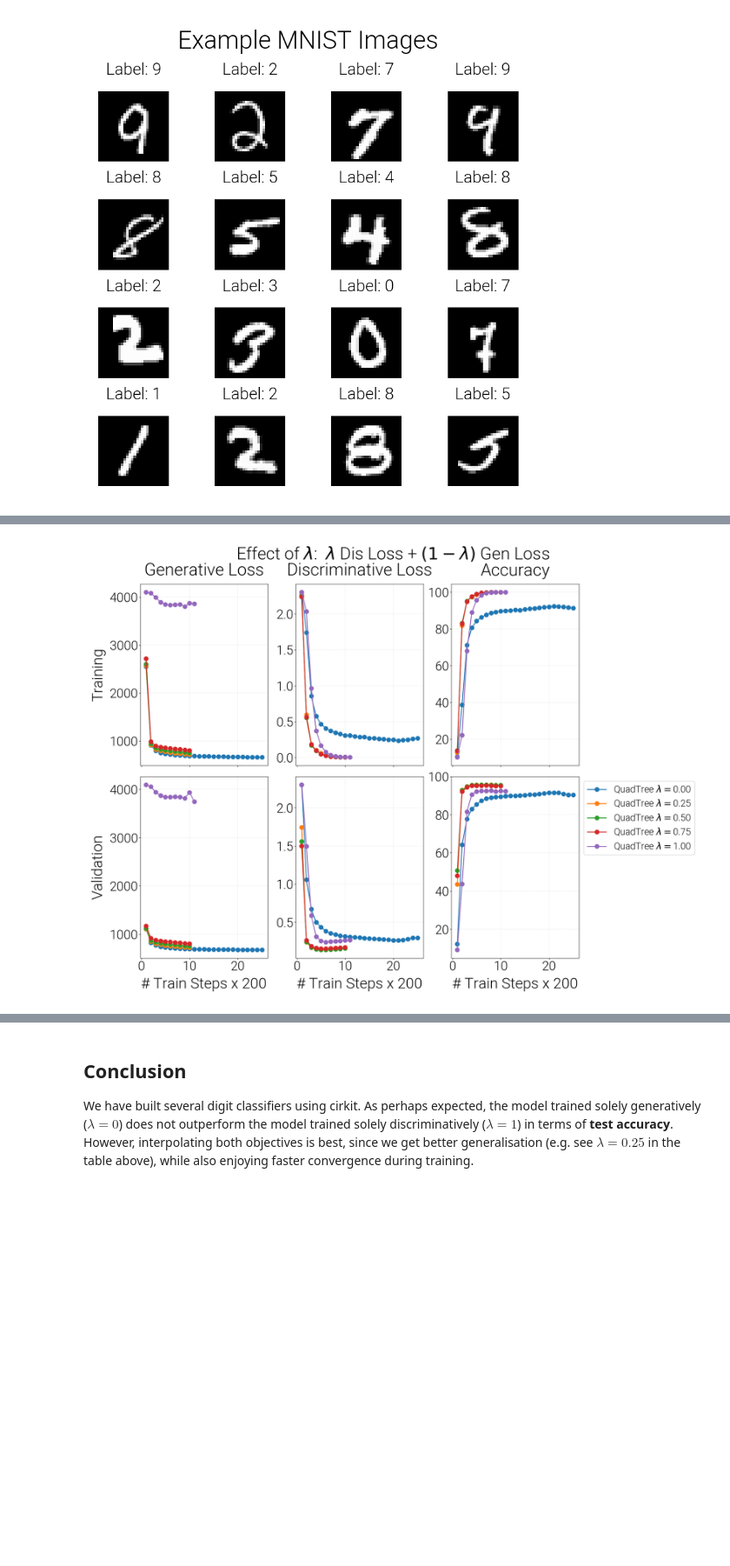
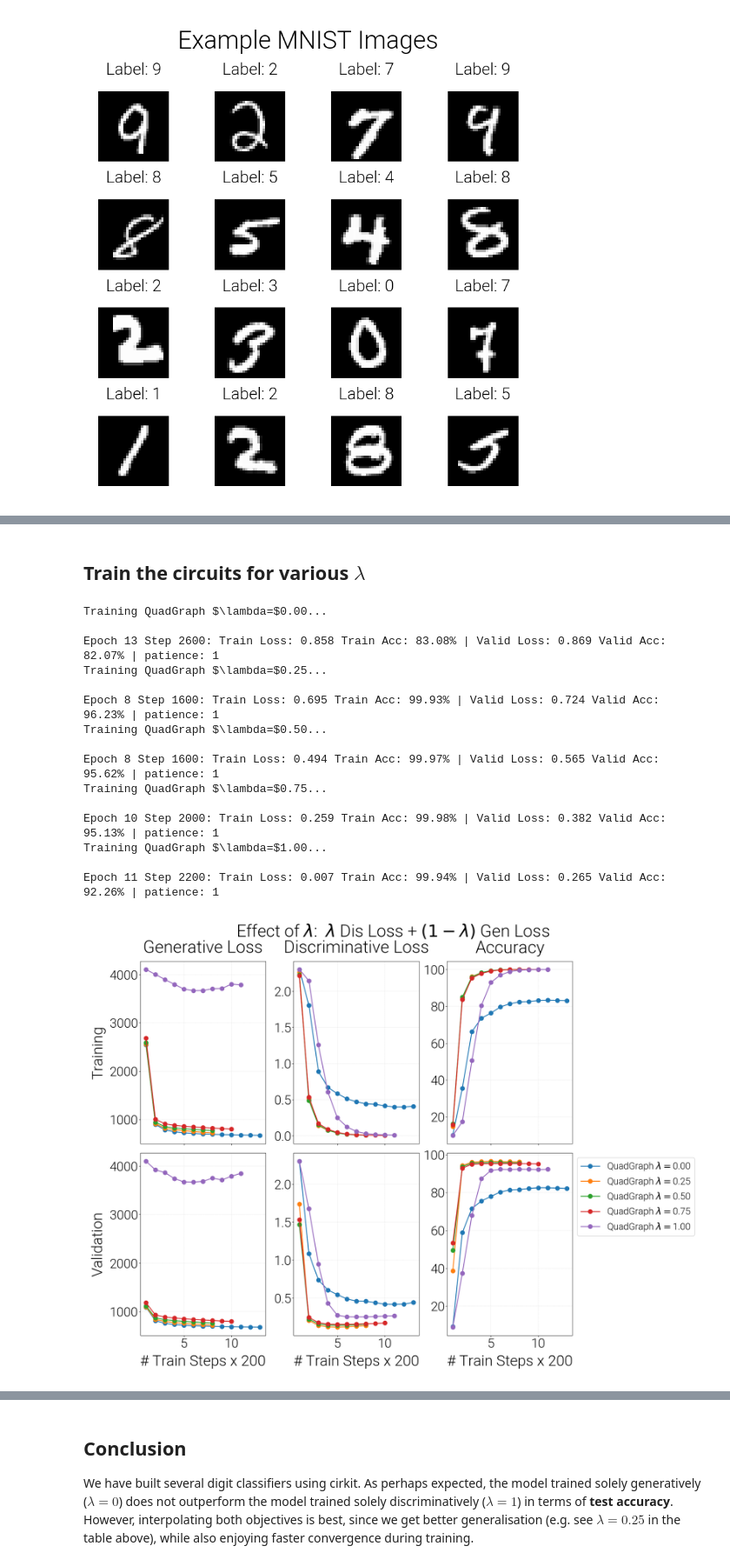
Before and after one commit to april-tools/cirkit, a Jupyter notebook: notebooks/generative-vs-discriminative-circuit.ipynb, the cells around one changed output, grey strips where cells are left out. Shown: that part at 87% size. Saved outputs shown, nothing was run; the diff lists cells and outputs as text; code cells hidden in the pictures; blank space fills up the shorter version.

```diff
--- a/notebooks/generative-vs-discriminative-circuit.ipynb
+++ b/notebooks/generative-vs-discriminative-circuit.ipynb
@@ -554,40 +302,0 @@ Epoch 11 Step 2200: Train Loss: 0.006: Train Accuracy: 99.96%
-# %%
-def plot_stats(stats):
-    # Plot figures of results
-    fig, axes = plt.subplots(figsize=(20, 15), ncols=3, nrows=2, sharex=True)
-    for k, v in stats.items():
-        v = v['train']
-        xx = np.arange(1, len(v['gen_loss'])+1)
-        lbl = k.replace('lambda ', '$\\lambda$=')
-        axes[0, 0].plot(xx, v['gen_loss'], '-o', label=lbl)
-        axes[0, 1].plot(xx, v['dis_loss'], '-o', label=lbl)
-        axes[0, 2].plot(xx,[a * 100 for a in v['accuracy']], '-o', label=lbl)
-
-    for k, v in stats.items():
-        v = v['valid']
-        xx = np.arange(1, len(v['valid_gen_loss'])+1)
-        lbl = k.replace('lambda ', '$\\lambda$=')
-        axes[1, 0].plot(xx, v['valid_gen_loss'], '-o', label=lbl)
-        axes[1, 1].plot(xx, v['valid_dis_loss'], '-o', label=lbl)
-        axes[1, 2].plot(xx,[a * 100 for a in v['valid_accuracy']], '-o', label=lbl)
-
-    axes[0, 0].set_title('Generative Loss')
-    axes[0, 1].set_title('Discriminative Loss')
-    axes[0, 2].set_title('Accuracy')
-    axes[1, 0].set_xlabel('# Train Steps x %d' % eval_every)
-    axes[1, 1].set_xlabel('# Train Steps x %d' % eval_every)
-    axes[1, 2].set_xlabel('# Train Steps x %d' % eval_every)
-
-    axes[0, 0].set_ylabel('Training')
-    axes[1, 0].set_ylabel('Validation')
-
-
-    plt.suptitle('Effect of $\\lambda$:  $\\lambda$ Dis Loss + $(1-\\lambda)$ Gen Loss', fontsize=40)
-    plt.legend(bbox_to_anchor=(1., 1.), fontsize=22)
-    plt.tight_layout()
-    plt.show()
-
-
-plot_stats(stats)
-# %% [output]
-[figure, removed]
@@ -593,0 +584,28 @@ plot_stats(stats)
+# %% [markdown]
+## Train the circuits for various $\lambda$
+# %%
+models, stats = dict(), dict()
+# Train models with different interpolation
+for lamda in [0., .25, .5, .75, 1.]:
+    circuit = build_class_conditional_circuit(NUM_CLASSES, 'quad-graph', 'cp')
+    model_name = 'QuadGraph $\\lambda=$%.2f' % lamda
+    print('\nTraining %s...\n' % model_name)
+    models[model_name], stats[model_name] = train_model(circuit, train_dataloader, valid_dataloader, interpolation=lamda)
+plot_stats(stats)
+# %% [output]
+Training QuadGraph $\lambda=$0.00...
+
+Epoch 13 Step 2600: Train Loss: 0.858 Train Acc: 83.08% | Valid Loss: 0.869 Valid Acc: 82.07% | patience: 1
+Training QuadGraph $\lambda=$0.25...
+
+Epoch 8 Step 1600: Train Loss: 0.695 Train Acc: 99.93% | Valid Loss: 0.724 Valid Acc: 96.23% | patience: 1
+Training QuadGraph $\lambda=$0.50...
+
+Epoch 8 Step 1600: Train Loss: 0.494 Train Acc: 99.97% | Valid Loss: 0.565 Valid Acc: 95.62% | patience: 1
+Training QuadGraph $\lambda=$0.75...
+
+Epoch 10 Step 2000: Train Loss: 0.259 Train Acc: 99.98% | Valid Loss: 0.382 Valid Acc: 95.13% | patience: 1
+Training QuadGraph $\lambda=$1.00...
+
+Epoch 11 Step 2200: Train Loss: 0.007 Train Acc: 99.94% | Valid Loss: 0.265 Valid Acc: 92.26% | patience: 1
+[figure, added]
```
Also changed, not shown: parts of 14 cells of this notebook.
